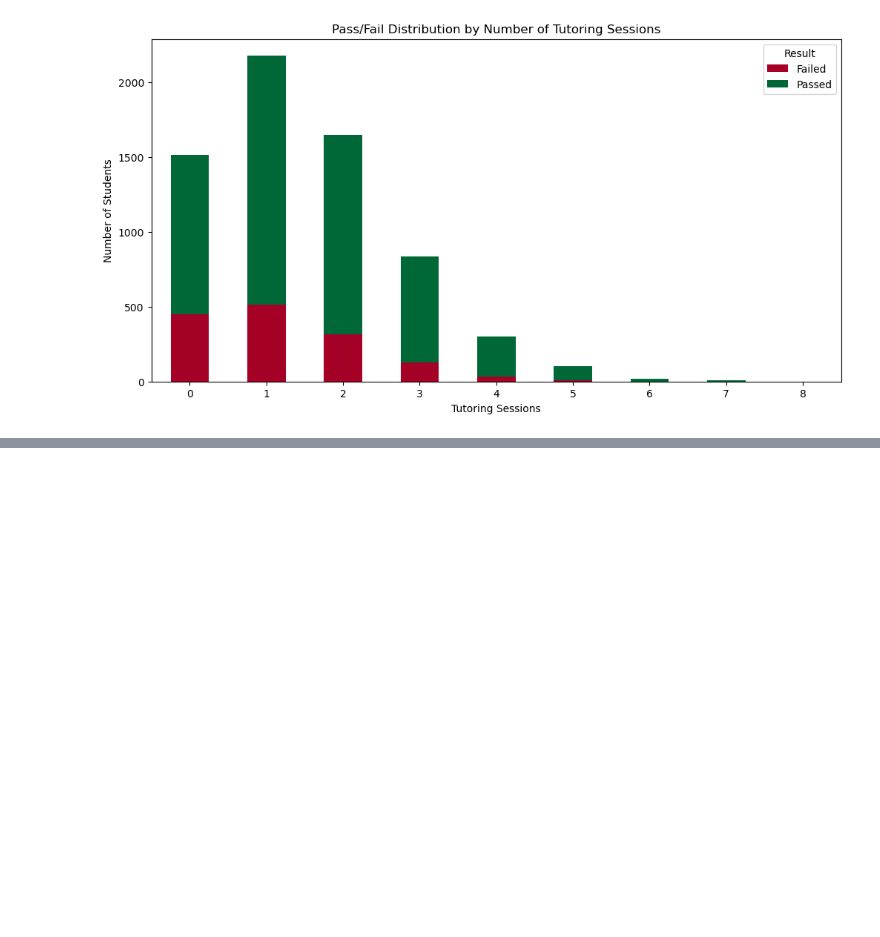
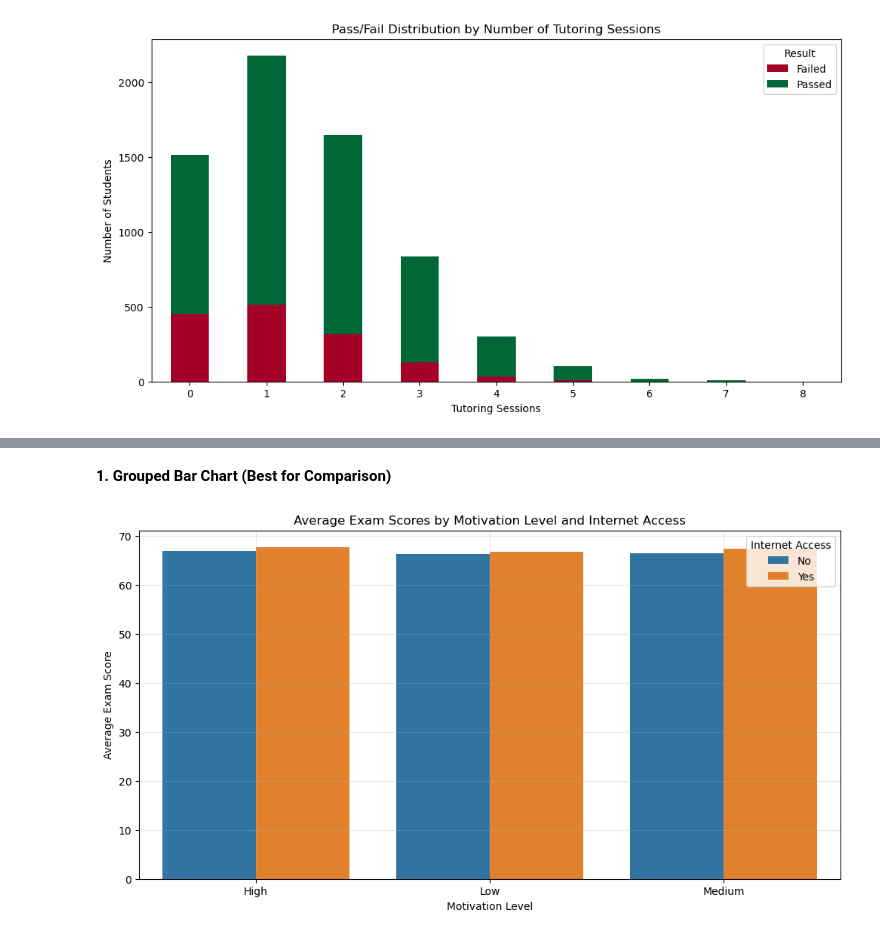
Before and after one commit to geff-ghost/studentPerformance, a Jupyter notebook: studentPerformance.ipynb, the cells around one changed output, grey strips where cells are left out. Saved outputs shown, nothing was run; the diff lists cells and outputs as text; code cells hidden in the pictures; blank space fills up the shorter version.

```diff
--- a/studentPerformance.ipynb
+++ b/studentPerformance.ipynb
@@ -330,0 +397,3 @@ plt.xticks(rotation=0);
+# %%
+grouped_data = df.groupby(['Internet_Access', 'Motivation_Level'])[['Exam_Score', 'Previous_Scores']].mean().reset_index()
+grouped_data
@@ -330,0 +408,13 @@ plt.xticks(rotation=0);
+# %% [markdown]
+**1. Grouped Bar Chart (Best for Comparison)**
+# %%
+plt.figure(figsize=(12,6))
+
+sns.barplot(x='Motivation_Level', y='Exam_Score', hue='Internet_Access', data=grouped_data)
+plt.title('Average Exam Scores by Motivation Level and Internet Access')
+plt.xlabel('Motivation Level')
+plt.ylabel('Average Exam Score')
+plt.legend(title='Internet Access')
+plt.grid(True, alpha=0.3);
+# %% [output]
+[figure, added]
```
Also changed, not shown: parts of 12 cells of this notebook.
